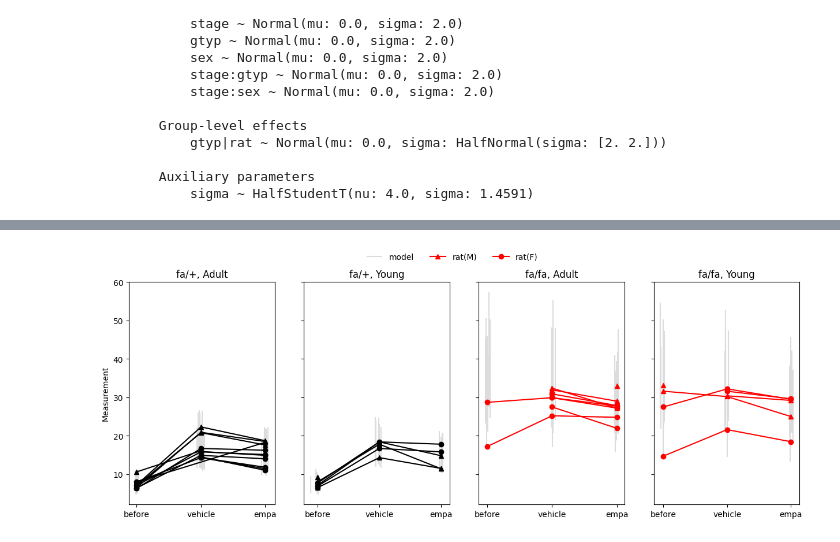
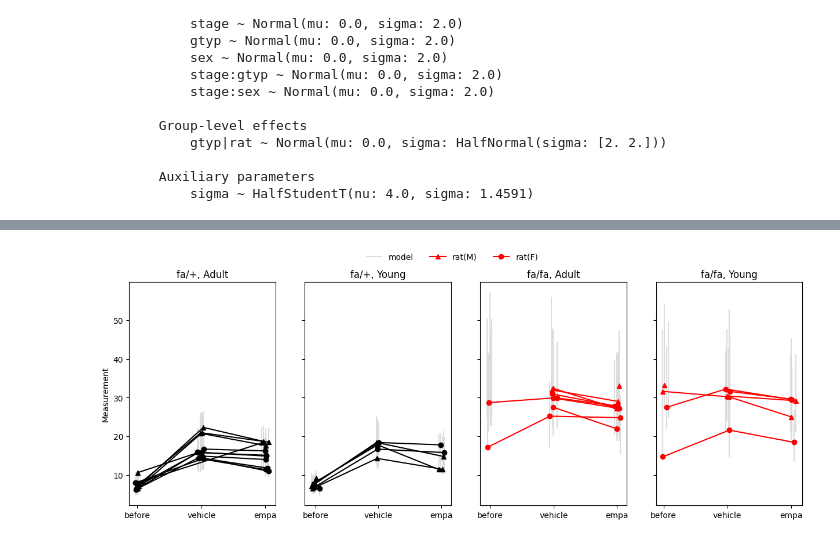
Before and after one commit to teddygroves/kidney, a Jupyter notebook: notebooks/blood glucose.ipynb, the cells around one changed output, grey strips where cells are left out. Drawn from its saved outputs; the diff is of its cells as text; code cells hidden in the pictures.

Commit message:
Small change to add jitter in plot

```diff
--- a/notebooks/blood glucose.ipynb
+++ b/notebooks/blood glucose.ipynb
@@ -171,21 +170,21 @@ ax.set(xlabel="ln(model prediction)", ylabel="ln(measurement)")
 # %%
 stage_order = {"beforeAnesthesia": 0, "vehicle": 1, "empa": 2}
 f, axes = plt.subplots(1, 4, sharey=True, figsize=[15, 5])
 plot_lines = {}
 for ax, ((gtyp, age), subdf) in zip(
     axes,
     model_df.with_columns(stage_order=pl.col("stage").replace(stage_order)).sort("gtyp", "age", "stage_order").group_by("gtyp", "age", maintain_order=True)
 ):
     for (rat,), subsubdf in subdf.sort("stage_order").group_by("rat"):
         jitter = np.random.normal(size=len(subsubdf), scale=0.03)
         marker = "^" if subsubdf["sex"][0] == "M" else "o"
         color = "black" if subsubdf["gtyp"][0] == "fa/+" else "red"
         x = [stage_order[stage] for stage in subsubdf["stage"]]
-        plot_lines[subsubdf["sex"][0]] = ax.plot(x, subsubdf["value"].replace(TOP_VALUE, np.nan), marker=marker, color=color)
+        plot_lines[subsubdf["sex"][0]] = ax.plot(x + jitter, subsubdf["value"].replace(TOP_VALUE, np.nan), marker=marker, color=color)
         vlines = ax.vlines(x + jitter, np.exp(subsubdf["low"]), np.exp(subsubdf["high"]), color="gainsboro", zorder=-1)
     ax.set_title(f"{gtyp}, {age}")
     ax.set_xticks([0, 1, 2], ["before", "vehicle", "empa"])
 axes[0].set_ylabel("Measurement");
 f.legend([vlines, plot_lines["M"][0], plot_lines["F"][0]], ["model", "rat(M)", "rat(F)"], frameon=False, ncol=3, loc="upper center");
 # %% [output]
-[figure, old version]
+[figure, new version]
```
Also changed, not shown: parts of 4 cells of this notebook.
